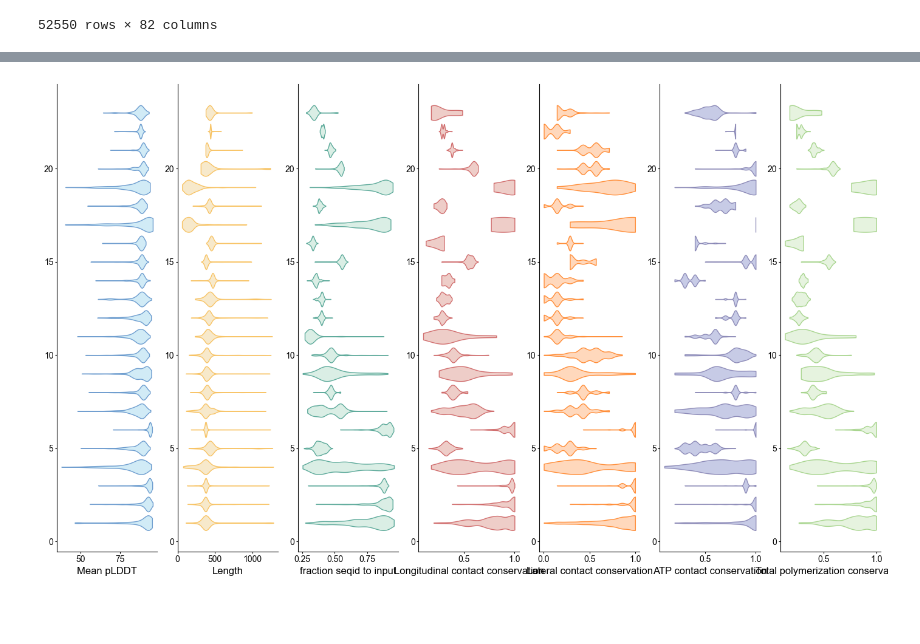
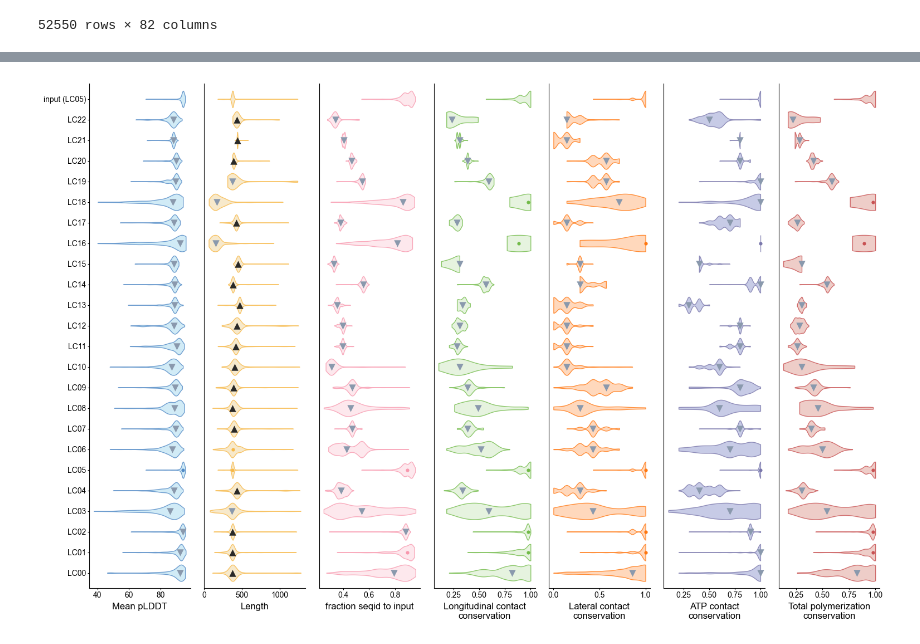
Before and after one commit to Arcadia-Science/2023-actin-embedding, a Jupyter notebook: notebooks/4_cluster_distributions.ipynb, the cells around one changed output, grey strips where cells are left out. Saved outputs shown, nothing was run; the diff lists cells and outputs as text; code cells hidden in the pictures; blank space fills up the shorter version.

```diff
--- a/notebooks/4_cluster_distributions.ipynb
+++ b/notebooks/4_cluster_distributions.ipynb
@@ -61,43 +100,103 @@ plotting_rules = {
         'facecolor': apc.All['arcadia:bluesky'],
         'edgecolor': apc.All['arcadia:aegean']
     },
     'avg_fid': {
         'textlabel': 'fraction seqid to input',
-        'facecolor': apc.All['arcadia:mint'],
-        'edgecolor': apc.All['arcadia:seaweed']
+        'facecolor': apc.adjust_lightness(apc.All['arcadia:rose'], 1.2),
+        'edgecolor': apc.All['arcadia:rose']
     },
     'lon_fraction_matching': {
-        'textlabel': 'Longitudinal contact conservation',
-        'facecolor': apc.adjust_lightness(apc.All['arcadia:mars'], 1.2),
-        'edgecolor': apc.All['arcadia:dragon']
+        'textlabel': 'Longitudinal contact\nconservation',
+        'facecolor': apc.adjust_lightness(apc.All['arcadia:lime'], 1.4),
+        'edgecolor': apc.adjust_lightness(apc.All['arcadia:lime'], 0.8),
     },
     'lat_fraction_matching': {
-        'textlabel': 'Lateral contact conservation',
+        'textlabel': 'Lateral contact\nconservation',
         'facecolor': apc.adjust_lightness(apc.All['arcadia:tangerine'], 1.1),
         'edgecolor': apc.adjust_lightness(apc.All['arcadia:tangerine'], 0.7)
     },
     'atp_fraction_matching': {
-        'textlabel': 'ATP contact conservation',
+        'textlabel': 'ATP contact\nconservation',
         'facecolor': apc.All['arcadia:wish'],
         'edgecolor': apc.All['arcadia:aster']
     },
     "w_avg_contacts": {
-        "textlabel": "Total polymerization conservation",
-        'facecolor': apc.adjust_lightness(apc.All['arcadia:lime'], 1.4),
-        'edgecolor': apc.All['arcadia:lime']
+        "textlabel": "Total polymerization\nconservation",
+        'facecolor': apc.adjust_lightness(apc.All['arcadia:mars'], 1.2),
+        'edgecolor': apc.All['arcadia:dragon']
     },
 }
 
-fig, axs = plt.subplots(nrows = 1, ncols = len(list_cols), figsize = (2.5 * len(list_cols), 10))
+#canonical_actin_clus = ["LC00", "LC01", "LC02", "LC05", "LC16"]
+canonical_actin_clus = ["LC05"]
+
+stat_results_dict = {}
+threshold_pvalue = 0.001
+
+for col in distribution_dict:
+    dummy_dict = {}
+    for clu in distribution_dict[col]:
+        dummy_dict[clu] = distribution_test(distribution_dict, col, [clu], canonical_actin_clus)
+    stat_results_dict[col] = dummy_dict
+
+corrected_stat_results_dict = {}
+
+for col in stat_results_dict:
+    pvals = [stat_results_dict[col][clu].pvalue for clu in stat_results_dict[col]]
+    corrected_pvals = stat.false_discovery_control(pvals)
+    corrected_stat_results_dict[col] = {clu: corrected_pvals[i] for i, clu in enumerate(stat_results_dict[col].keys())}
+
+fig, axs = plt.subplots(
+    nrows = 1,
+    ncols = len(list_cols),
+    figsize = (2.2 * len(list_cols), 10),
+    )
 
 for i, ax in enumerate(axs):
     col = list_cols[i]
-    parts = ax.violinplot(distribution_dict[col].values(), vert = False, showextrema = False, widths = 0.8)
+    values = list(distribution_dict[col].values())
+
+    canonical_actin_clus_dist = []
+    for actin_clu in canonical_actin_clus:
+        canonical_actin_clus_dist.extend(distribution_dict[col][actin_clu])
+    canonical_actin_clus_median = np.median(canonical_actin_clus_dist)
+
+    values.append(canonical_actin_clus_dist)
+    medians_dict = {clu: np.median(values) for clu, values in distribution_dict[col].items()}
+    parts = ax.violinplot(values, vert = False, showextrema = False, widths = 0.8)
     for pc in parts['bodies']:
         pc.set_facecolor(plotting_rules[col]['facecolor'])
         pc.set_edgecolor(plotting_rules[col]['edgecolor'])
         pc.set_linewidths(1)
         pc.set_alpha(0.8)
+
+    for j, (clu, median) in enumerate(medians_dict.items()):
+
+        if corrected_stat_results_dict[col][clu] > threshold_pvalue:
+            marker = "."
+            color = plotting_rules[col]['edgecolor']
+
+        elif median < canonical_actin_clus_median:
+            marker = "v"
+            color = apc.All['arcadia:marineblue']
+
+        elif median > canonical_actin_clus_median:
+            marker = "^"
+            color = apc.All['arcadia:crow']
+
+        ax.scatter(median, j + 1, marker = marker, color = color, s = 80)
+
     ax.set_xlabel(plotting_rules[col]['textlabel'])
+
+    if i == 0:
+        ax.set_yticks(range(1, len(distribution_dict[col].keys()) + 2) , list(distribution_dict[col].keys()) + ['input (LC05)'])
+    else:
+        ax.set_yticks([])
+    ax.set_ylim((0.25, len(distribution_dict[col].keys()) + 1.75))
+
+plt.subplots_adjust(wspace = 0.1)
+plt.tight_layout()
+
+plt.savefig("../output/actin_cluster_distributions_vs_LC05.svg", bbox_inches = "tight")
 # %% [output]
-[figure, old version]
+[figure, new version]
```
Also changed, not shown: parts of 7 cells of this notebook.
